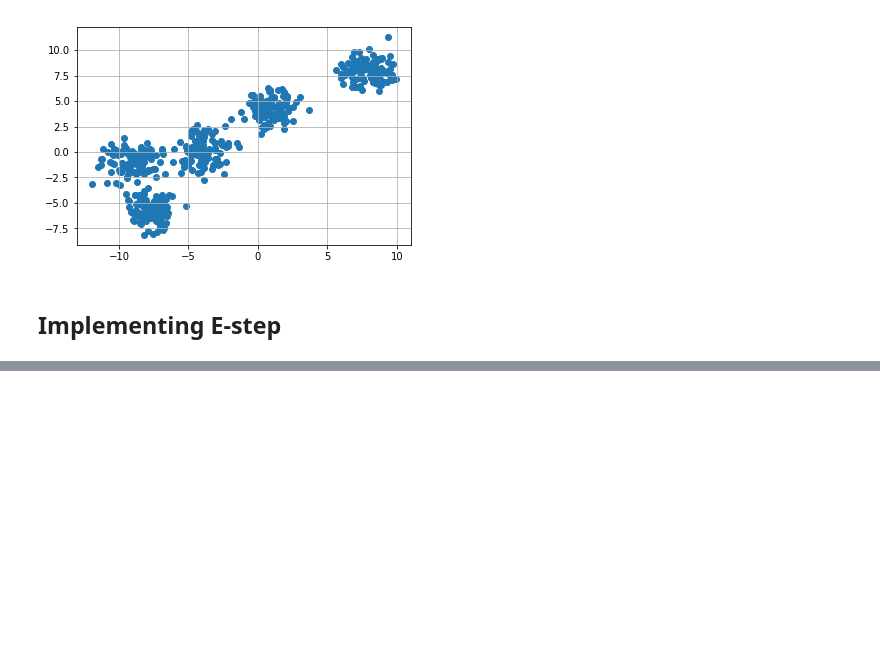
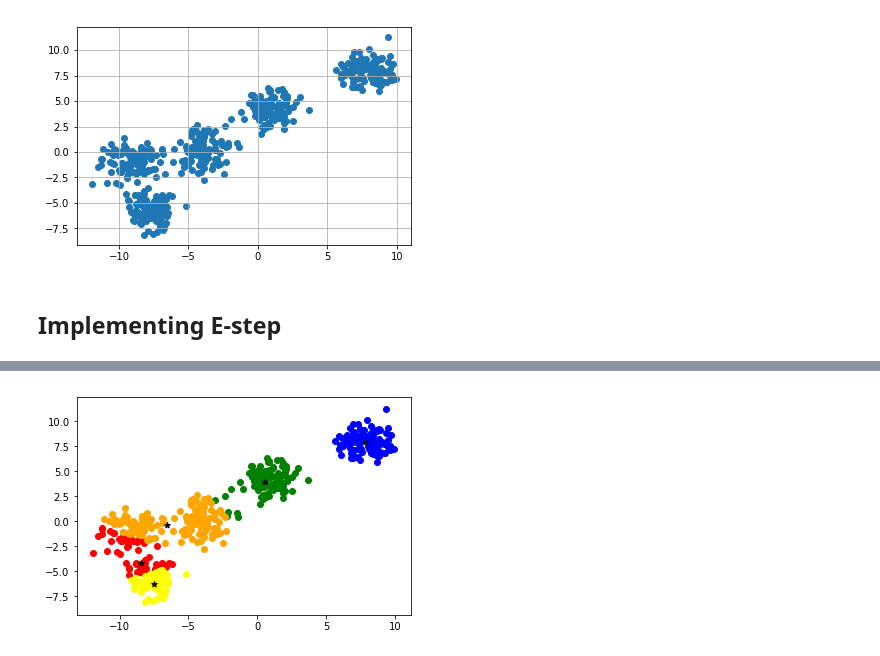
Before and after one commit to CheshtaK/ML-Basics, a Jupyter notebook: K-Means Clustering.ipynb, the cells around one changed output, grey strips where cells are left out. Drawn from its saved outputs; the diff is of its cells as text; code cells hidden in the pictures; blank space fills up the shorter version.

Commit message:
k means M-step

```diff
--- a/K-Means Clustering.ipynb
+++ b/K-Means Clustering.ipynb
@@ -48,0 +69,10 @@ for ix in range(X.shape[0]):
+# %%
+# Update every cluster center according to the mean of the points in it
+def updateClusters(clusters):
+    for kx in range(k):
+        pts = np.array(clusters[kx]['points'])
+
+        if pts.shape[0]>0:
+            new_center = pts.mean(axis=0)
+            clusters[kx]['center'] = new_center
+            clusters[kx]['points'] = []
@@ -48,0 +84,6 @@ for ix in range(X.shape[0]):
+# %%
+assignPointToClusters(clusters)
+plotClusters(clusters)
+updateClusters(clusters)
+# %% [output]
+[figure, added]
```
Also changed, not shown: parts of 5 cells of this notebook.
